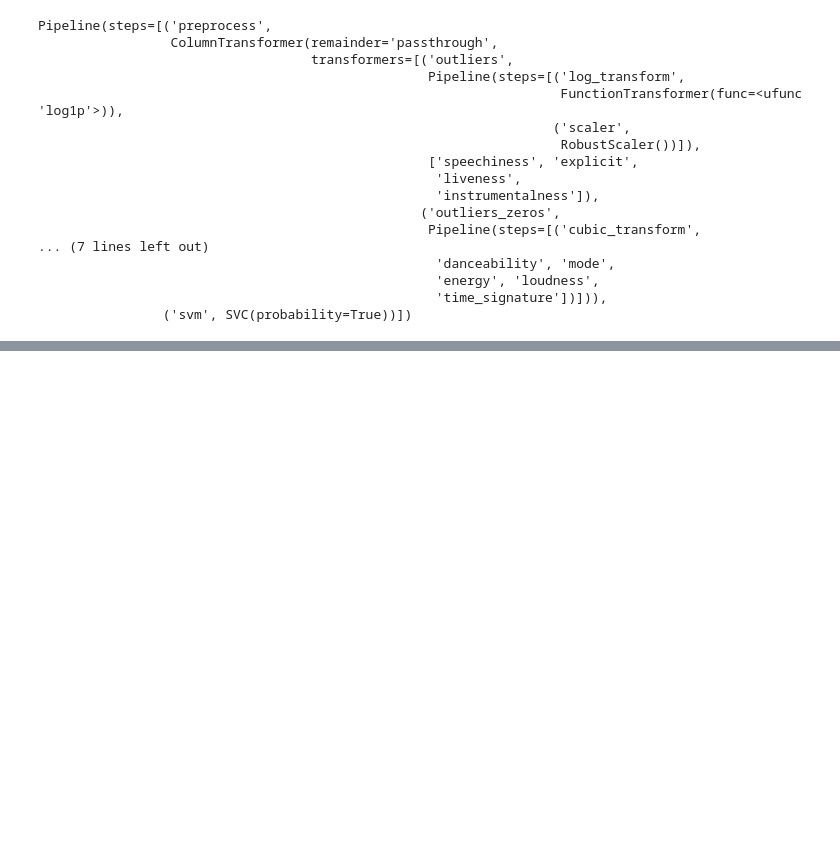
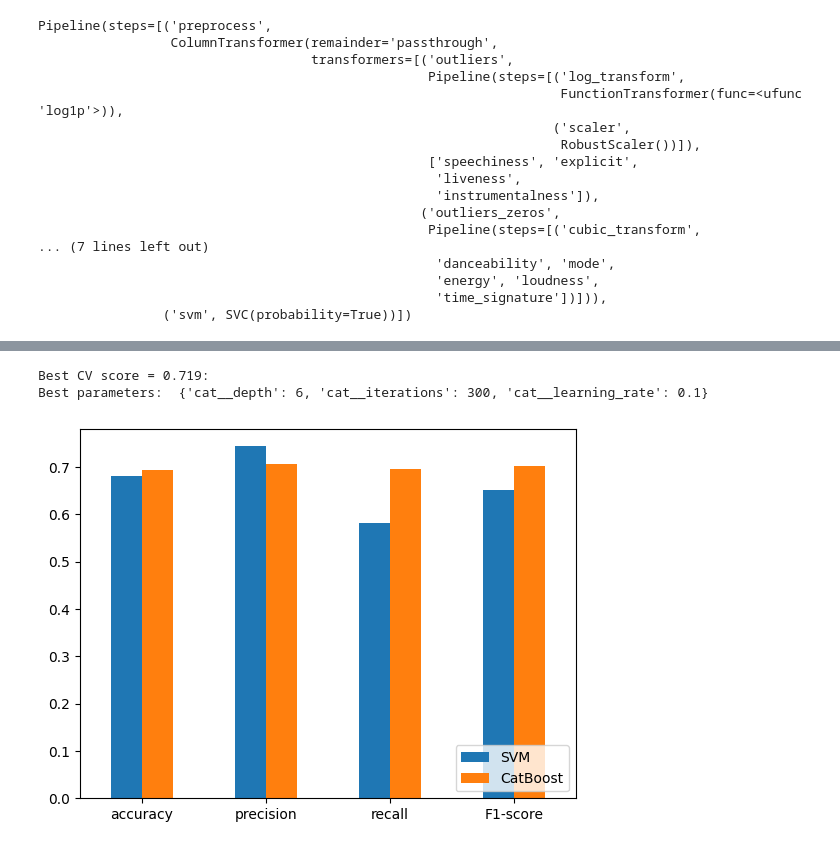
Before and after one commit to Bourkupine/cs4168-Project, a Jupyter notebook: clustering.ipynb, the cells around one changed output, grey strips where cells are left out. Saved outputs shown, nothing was run; the diff lists cells and outputs as text; code cells hidden in the pictures; blank space fills up the shorter version.

Commit message:
classifying: added CatBoost (meow)
Signed-off-by: Bourkupine <euanbourke@gmail.com>

```diff
--- a/clustering.ipynb
+++ b/clustering.ipynb
@@ -541,0 +565,50 @@ Best parameters:  {'svm__C': 10, 'svm__gamma': 'scale', 'svm__kernel': 'poly'}
+# %%
+param_grid = {
+    'cat__depth': [4, 6, 8],
+    'cat__learning_rate': [0.001, 0.01, 0.1],
+    'cat__iterations': [100, 200, 300]
+    }
+
+search = GridSearchCV(cat_pipe, param_grid, n_jobs=-1, cv=5, refit=True)
+search.fit(X_train, y_train)
+
+print("Best CV score = %0.3f:" % search.best_score_)
+print("Best parameters: ", search.best_params_)
+
+CAT_best_params = search.best_params_
+CAT_best_model = search.best_estimator_
+# %% [output]
+Best CV score = 0.719:
+Best parameters:  {'cat__depth': 6, 'cat__iterations': 300, 'cat__learning_rate': 0.1}
+# %%
+mean_fpr = np.linspace(start=0, stop=1, num=100)
+# %%
+def evaluate_model(X_test, y_test, model):
+    _probabilities = model.predict_proba(X_test)[:, 1]
+
+    _predicted_values = model.predict(X_test)
+
+    _accuracy = accuracy_score(y_test, _predicted_values)
+
+    _precision, _recall, _f1_score, _ = precision_recall_fscore_support(y_test, _predicted_values, labels=[1])
+
+    _fpr, _tpr, _ = roc_curve(y_test, _probabilities)
+
+    _tpr_transformed = np.array([np.interp(mean_fpr, _fpr, _tpr)])
+
+    _auc = auc(_fpr, _tpr)
+
+    return _accuracy, _precision[0], _recall[0], _f1_score[0], _tpr_transformed, _auc
+# %%
+SVM_accuracy, SVM_precision, SVM_recall, SVM_f1_score, SVM_tpr, SVM_auc = evaluate_model(X_test, y_test, SVM_best_model)
+CAT_accuracy, CAT_precision, CAT_recall, CAT_f1_score, CAT_tpr, CAT_auc = evaluate_model(X_test, y_test, CAT_best_model)
+# %%
+SVM_metrics = np.array([SVM_accuracy, SVM_precision, SVM_recall, SVM_f1_score])
+CAT_metrics = np.array([CAT_accuracy, CAT_precision, CAT_recall, CAT_f1_score])
+index = ['accuracy', 'precision', 'recall', 'F1-score']
+df_metrics = pd.DataFrame({'SVM': SVM_metrics, 'CatBoost': CAT_metrics}, index=index)
+df_metrics.plot.bar(rot=0)
+plt.legend(loc="lower right")
+plt.show()
+# %% [output]
+[figure, added]
```
Also changed, not shown: parts of 10 cells of this notebook.
